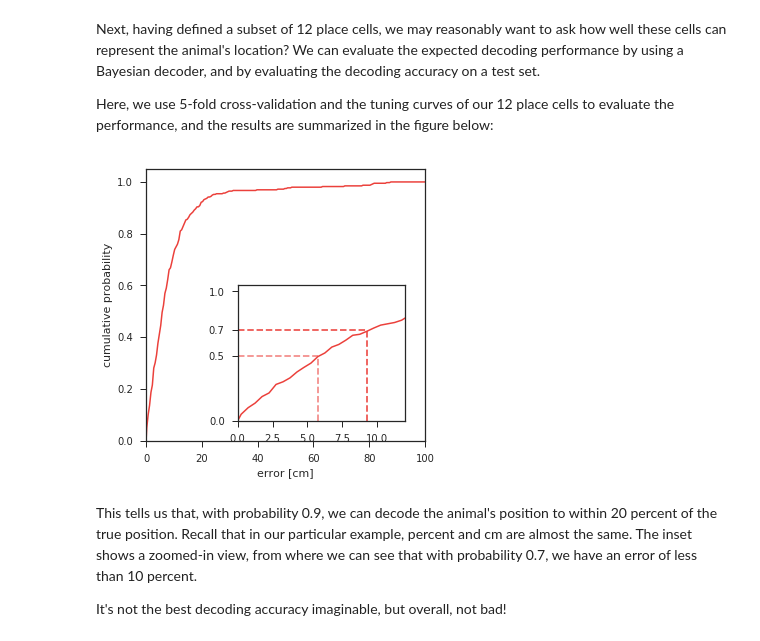
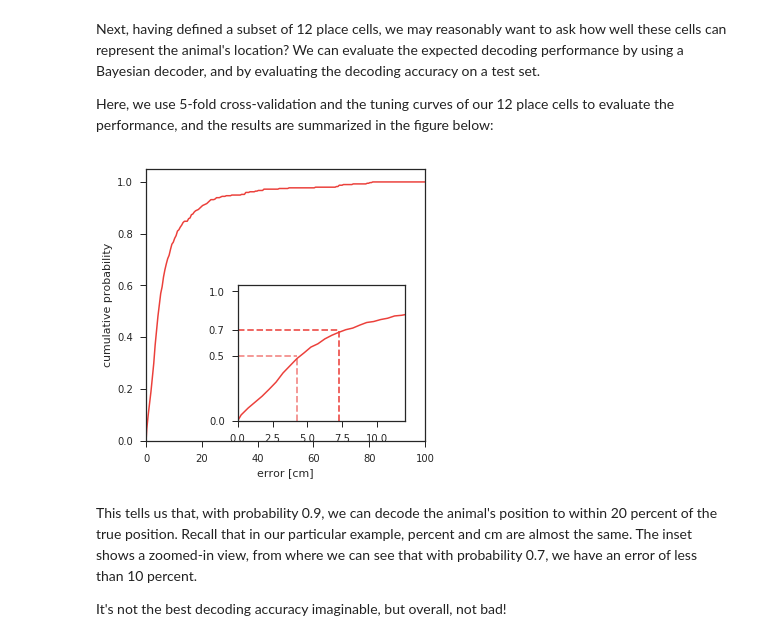
Before and after one commit to nelpy/example-analyses, a Jupyter notebook: LinearTrackDemo.ipynb, the cells around one changed output. Cells and saved outputs as stored; diff of their text form; code cells hidden in the pictures.

```diff
--- a/LinearTrackDemo.ipynb
+++ b/LinearTrackDemo.ipynb
@@ -609,7 +609,7 @@ Place fields are usually estimated using only those epochs when the animal is ru
 sigma_100ms = 0.1
 
 # compute and smooth speed of linearized position
-speed1 = nel.utils.dxdt_AnalogSignalArray(pos1d, smooth=True, sigma=sigma_100ms)
+speed1 = nel.utils.ddt_asa(pos1d, smooth=True, sigma=sigma_100ms, norm=True)
 
 # find epochs where the animal ran at least as fast as v1=8 percent per second
 run_epochs = nel.utils.get_run_epochs(speed1, v1=8, v2=8)
@@ -788,20 +788,19 @@ Here, we use 5-fold cross-validation and the tuning curves of our 12 place cells
 # %%
 with npl.FigureManager(show=True, figsize=(5,5)) as (fig, ax):
     npl.utils.skip_if_no_output(fig)
 
     ds_run = 0.5 # 100 ms
-    ds_1ms = 0.01
+    ds_50ms = 0.05
 #     st_run = st[run_epochs]
 
     # smooth and re-bin:
-    bst_run = st_run.bin(ds=ds_1ms).smooth(sigma=0.5, inplace=True).rebin(w=ds_run/ds_1ms)
+    bst_run = st_run.bin(ds=ds_50ms).smooth(sigma=0.15, inplace=True).rebin(w=ds_run/ds_50ms)
 
     bst = bst_run
 
-    cumhist, bincenters = nel.decoding.cumulative_dist_decoding_error_using_xval(bst, extern=pos1d, extmax=100)
-    npl.plot_cum_error_dist(bst=bst, extern=pos1d, extmin=0, extmax=100);
+    npl.plot_cum_error_dist(bst=bst, extern=pos1d, extmin=0, extmax=100, sigma=0.);
 # %% [output]
-[figure, old version]
+[figure, new version]
 # %% [markdown]
 This tells us that, with probability 0.9, we can decode the animal's position to within 20 percent of the true position. Recall that in our particular example, percent and cm are almost the same. The inset shows a zoomed-in view, from where we can see that with probability 0.7, we have an error of less than 10 percent.
 
```
Also changed, not shown: parts of 23 cells of this notebook, 2 other files.
